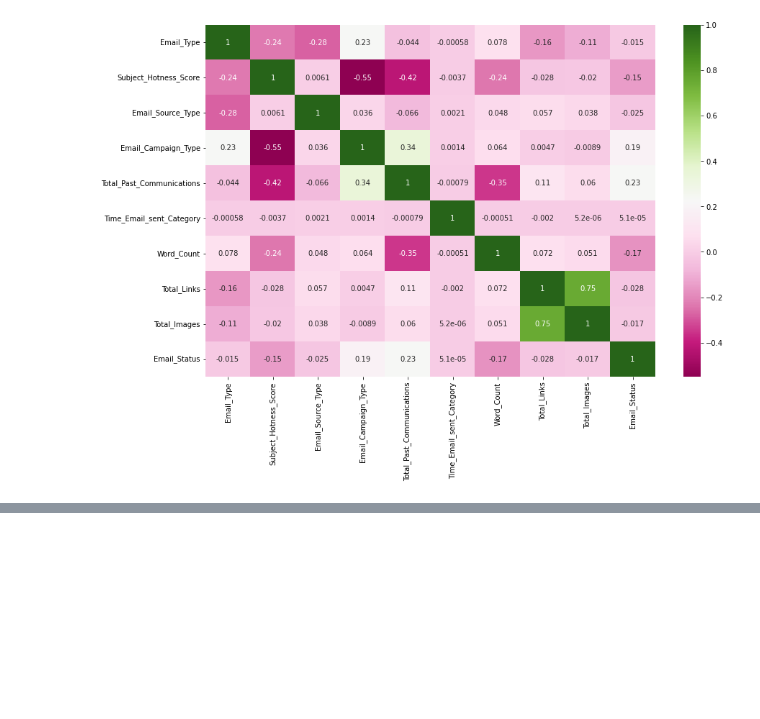
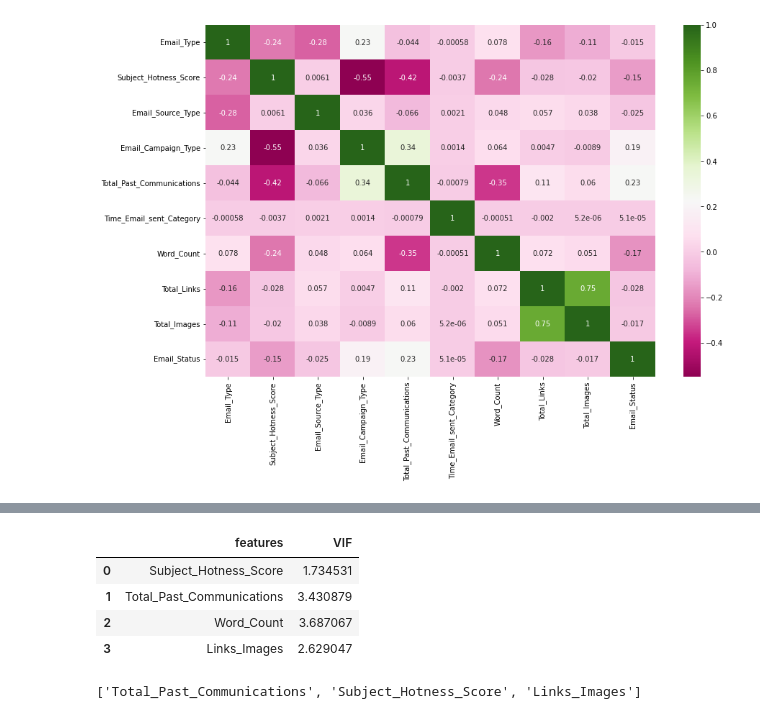
Before and after one commit to Dany511/Email-Campaign-Effectiveness-Prediction, a Jupyter notebook: Email_Campaign_Capstone.ipynb, the cells around one changed output, grey strips where cells are left out. Cells and saved outputs as stored; diff of their text form; code cells hidden in the pictures; blank space fills up the shorter version.

```diff
--- a/Email_Campaign_Capstone.ipynb
+++ b/Email_Campaign_Capstone.ipynb
@@ -209,0 +315,14 @@ plt.show()
+# %%
+# we try combining both the Total_Images and Total_Links
+df['Links_Images']=df['Total_Images']+df['Total_Links'] # Adding Total_images and Total_links and creating a new column for the sum
+df.drop(['Total_Images','Total_Links'],inplace=True,axis=1) # drop the old columns
+# %%
+# Calculating vif to check for higher vif values
+vif_df = vif_calc(df[[i for i in df.describe().columns if i not in categorical_variables + ['Email_Status']]])
+vif_df
+# %% [output]
+|  | features | VIF |
+| 0 | Subject_Hotness_Score | 1.734531 |
+| 1 | Total_Past_Communications | 3.430879 |
+| 2 | Word_Count | 3.687067 |
+| 3 | Links_Images | 2.629047 |
@@ -209,0 +335,4 @@ plt.show()
+# %%
+print(numerical_columns)
+# %% [output]
+['Total_Past_Communications', 'Subject_Hotness_Score', 'Links_Images']
```
Also changed, not shown: parts of 16 cells of this notebook.
